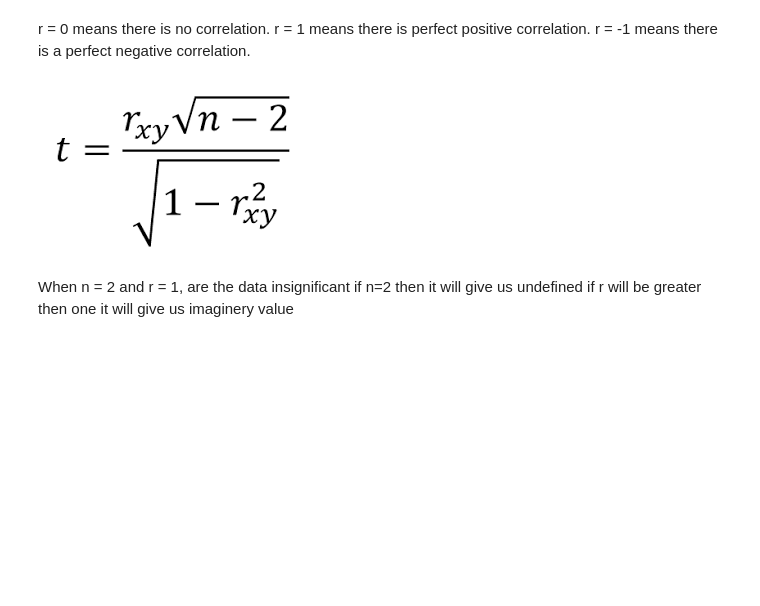
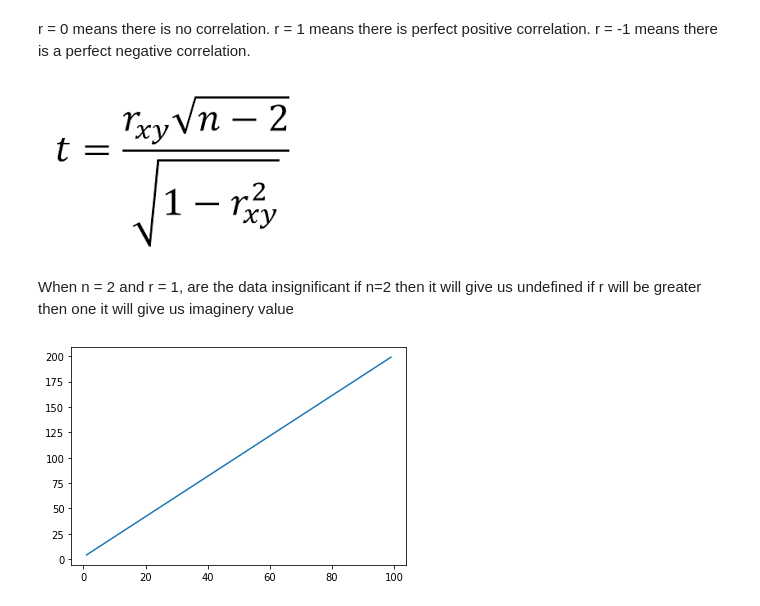
Before and after one commit to atulkrs/atulkrs, a Jupyter notebook: Assignment.ipynb, the cells around one changed output. Cells and saved outputs as stored; diff of their text form; code cells hidden in the pictures; blank space fills up the shorter version.

```diff
--- a/Assignment.ipynb
+++ b/Assignment.ipynb
@@ -66,3 +68,20 @@ r = 0 means there is no correlation. r = 1 means there is perfect positive corre
 
 
 When n = 2 and r = 1, are the data insignificant if n=2 then it will give us undefined if r will be greater then one it will give us imaginery value
+# %%
+from scipy import stats
+slope, intercept, r,p, er = stats.linregress(x,y)
+# %%
+a = [x for x in range(1,100)]
+b = [x for x in range(1,100)]
+b = sorted(b, reverse=True)
+# %%
+def fun(x):
+  return slope * x + intercept
+
+model = list(map(fun,a))
+
+plt.plot(a,model)
+plt.show()
+# %% [output]
+[figure, added]
```
Also changed, not shown: parts of 2 cells of this notebook.
